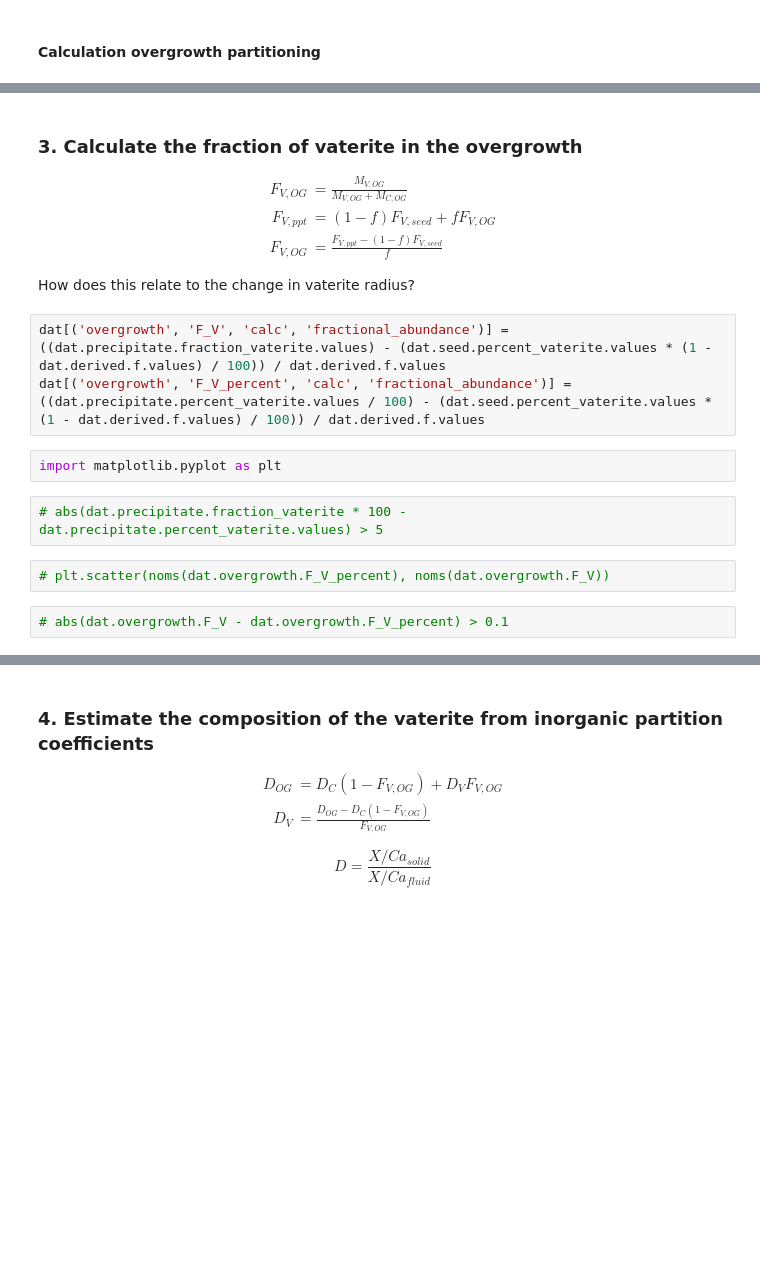
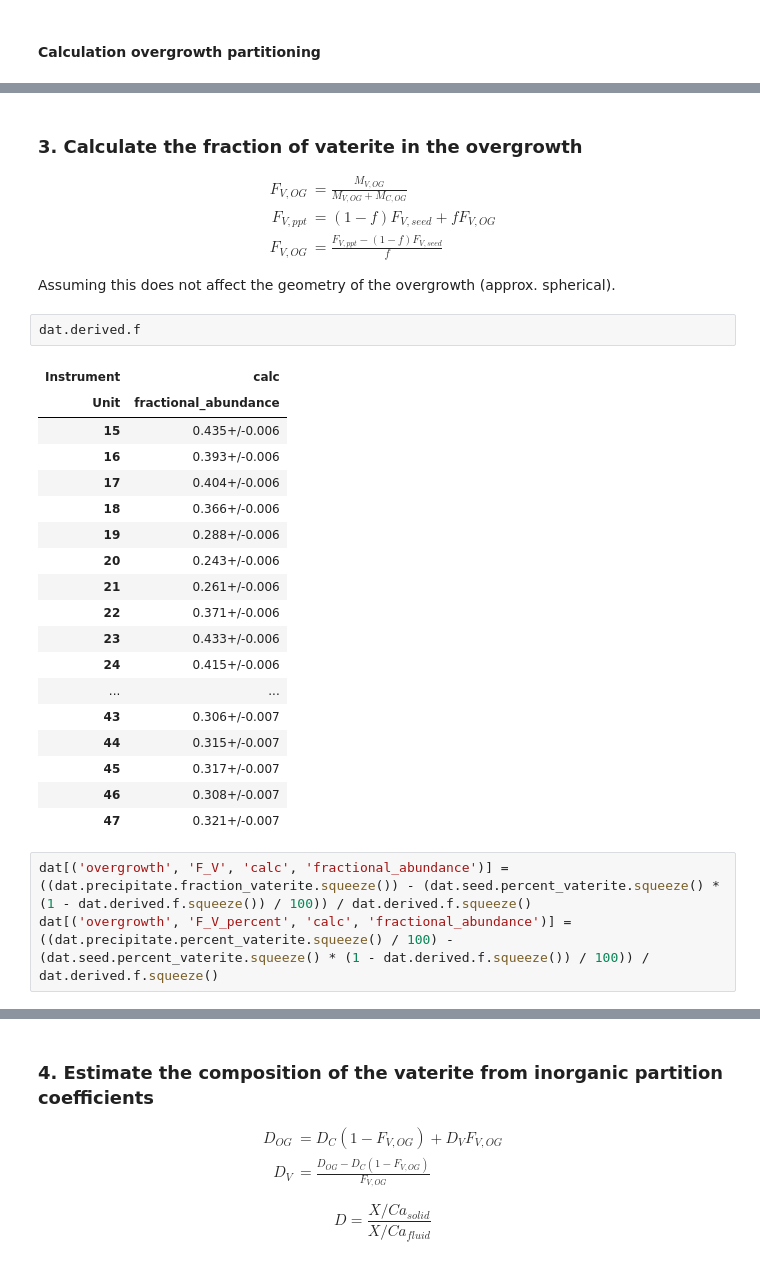
Before and after one commit to oscarbranson/supplementary, a Jupyter notebook: supplements/vaterite_geochem/01_data_compilation.ipynb, the cells around one changed output, grey strips where cells are left out. Saved outputs shown, nothing was run; the diff lists cells and outputs as text; blank space fills up the shorter version.

```diff
--- a/supplements/vaterite_geochem/01_data_compilation.ipynb
+++ b/supplements/vaterite_geochem/01_data_compilation.ipynb
@@ -162,18 +191,31 @@ F_{V,OG} &= \frac{F_{V,ppt} - (1 - f) F_{V,seed}}{f}
 \end{align}
 $$
 
-How does this relate to the change in vaterite radius?
+Assuming this does not affect the geometry of the overgrowth (approx. spherical).
+# %%
+dat.derived.f
+# %% [output]
+| Instrument | calc |
+| Unit | fractional_abundance |
+| 15 | 0.435+/-0.006 |
+| 16 | 0.393+/-0.006 |
+| 17 | 0.404+/-0.006 |
+| 18 | 0.366+/-0.006 |
+| 19 | 0.288+/-0.006 |
+| 20 | 0.243+/-0.006 |
+| 21 | 0.261+/-0.006 |
+| 22 | 0.371+/-0.006 |
+| 23 | 0.433+/-0.006 |
+| 24 | 0.415+/-0.006 |
+| ... | ... |
+| 43 | 0.306+/-0.007 |
+| 44 | 0.315+/-0.007 |
+| 45 | 0.317+/-0.007 |
+| 46 | 0.308+/-0.007 |
+| 47 | 0.321+/-0.007 |
 # %%
-dat[('overgrowth', 'F_V', 'calc', 'fractional_abundance')] = ((dat.precipitate.fraction_vaterite.values) - (dat.seed.percent_vaterite.values * (1 - dat.derived.f.values) / 100)) / dat.derived.f.values
-dat[('overgrowth', 'F_V_percent', 'calc', 'fractional_abundance')] = ((dat.precipitate.percent_vaterite.values / 100) - (dat.seed.percent_vaterite.values * (1 - dat.derived.f.values) / 100)) / dat.derived.f.values
+dat[('overgrowth', 'F_V', 'calc', 'fractional_abundance')] = ((dat.precipitate.fraction_vaterite.squeeze()) - (dat.seed.percent_vaterite.squeeze() * (1 - dat.derived.f.squeeze()) / 100)) / dat.derived.f.squeeze()
+dat[('overgrowth', 'F_V_percent', 'calc', 'fractional_abundance')] = ((dat.precipitate.percent_vaterite.squeeze() / 100) - (dat.seed.percent_vaterite.squeeze() * (1 - dat.derived.f.squeeze()) / 100)) / dat.derived.f.squeeze()
-# %%
-import matplotlib.pyplot as plt
-# %%
-# abs(dat.precipitate.fraction_vaterite * 100 - dat.precipitate.percent_vaterite.values) > 5
-# %%
-# plt.scatter(noms(dat.overgrowth.F_V_percent), noms(dat.overgrowth.F_V))
-# %%
-# abs(dat.overgrowth.F_V - dat.overgrowth.F_V_percent) > 0.1
 # %%
 dat.overgrowth.head(6)
 # %% [output]
```
Also changed, not shown: parts of 9 cells of this notebook, 1 other file.
